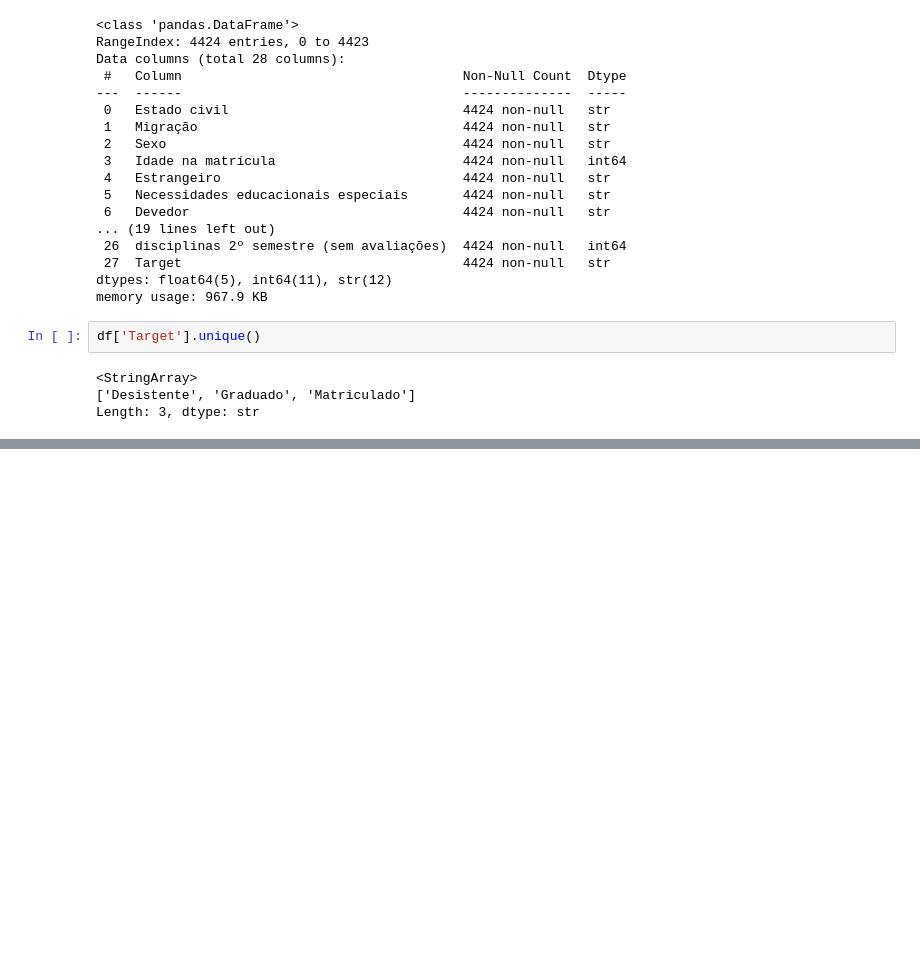
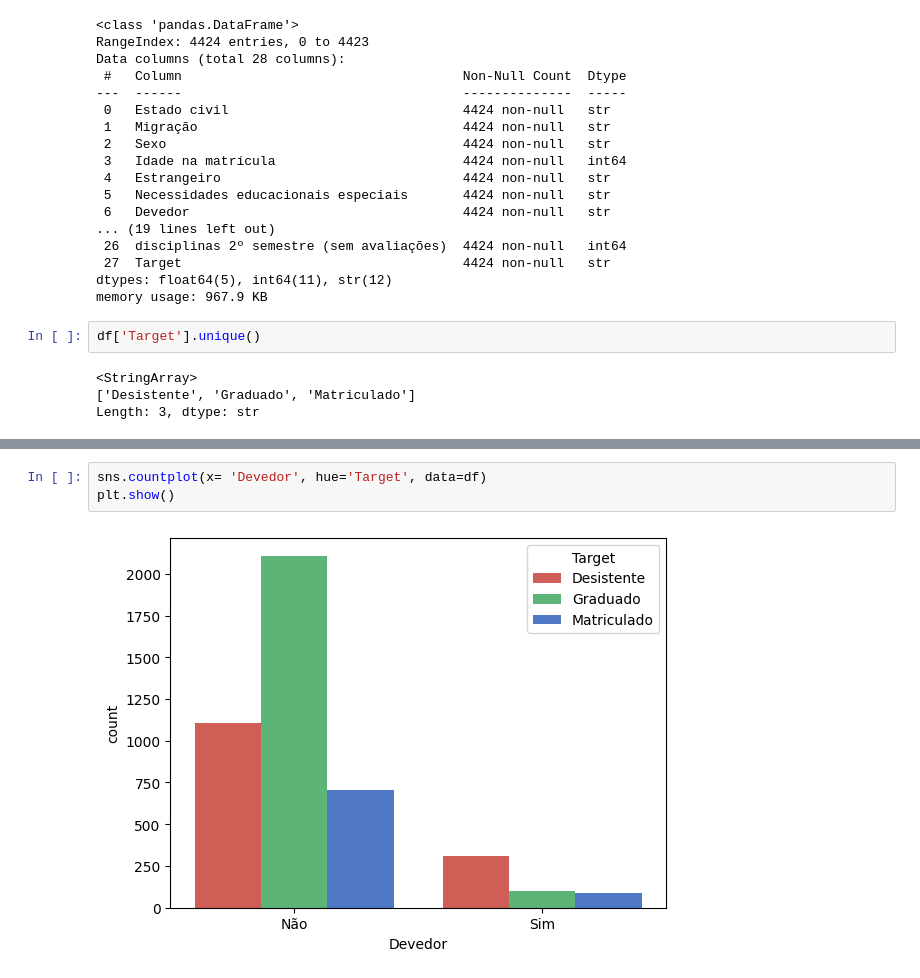
Before and after one commit to Vagnerkrg/class-dados-com-ml, a Jupyter notebook: multiclasse.ipynb, the cells around one changed output, grey strips where cells are left out. Drawn from its saved outputs; the diff is of its cells as text; blank space fills up the shorter version.

```diff
--- a/multiclasse.ipynb
+++ b/multiclasse.ipynb
@@ -40,0 +87,5 @@ Length: 3, dtype: str
+# %%
+sns.countplot(x= 'Devedor', hue='Target', data=df)
+plt.show()
+# %% [output]
+[figure, added]
```
Also changed, not shown: parts of 15 cells of this notebook.
